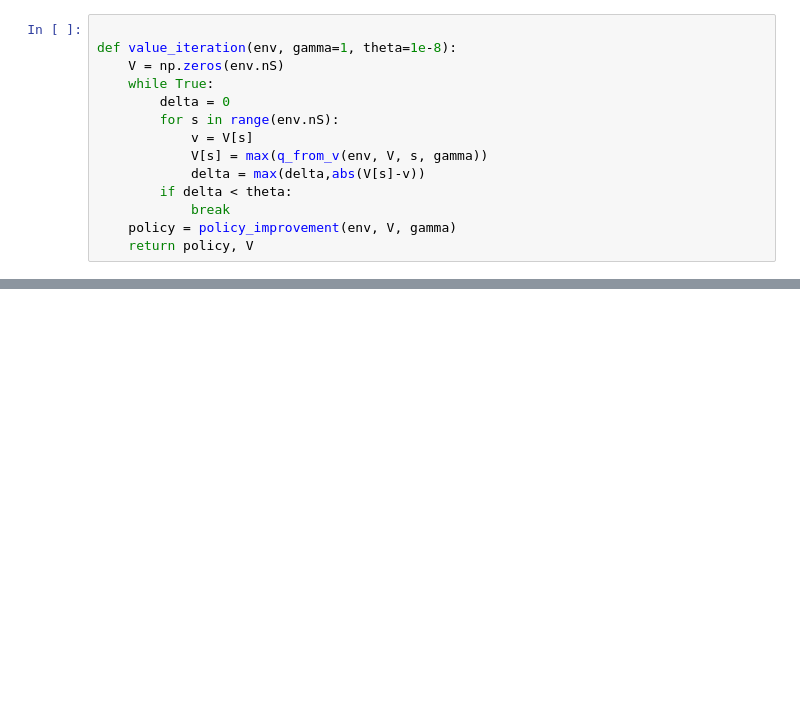
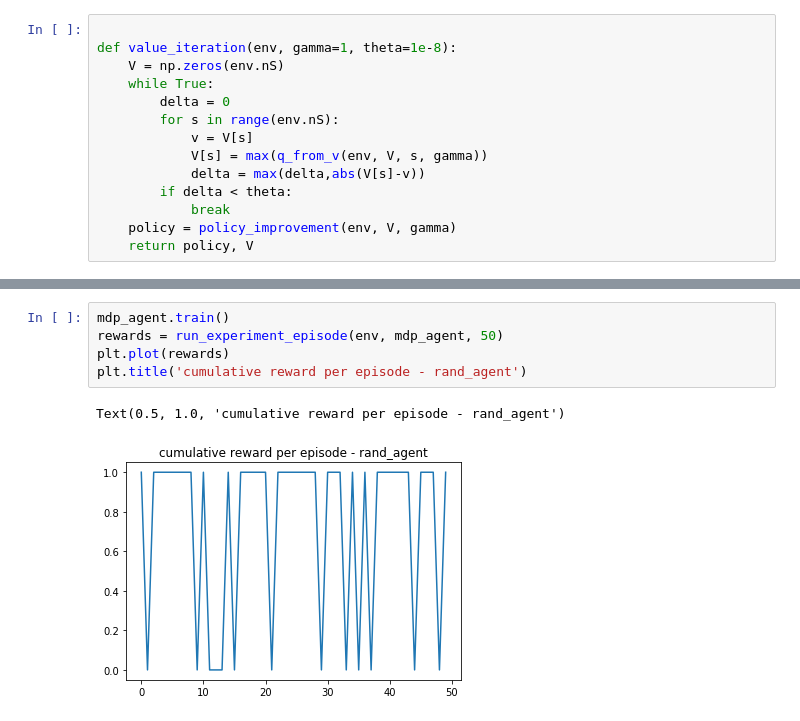
Before and after one commit to racousin/rl_introduction, a Jupyter notebook: notebooks/II) dynamic-programming.ipynb, the cells around one changed output, grey strips where cells are left out. Cells and saved outputs as stored; diff of their text form; blank space fills up the shorter version.

```diff
--- a/notebooks/II) dynamic-programming.ipynb
+++ b/notebooks/II) dynamic-programming.ipynb
@@ -262,0 +332,8 @@ Optimal Policy (LEFT = 0, DOWN = 1, RIGHT = 2, UP = 3):
+# %%
+mdp_agent.train()
+rewards = run_experiment_episode(env, mdp_agent, 50)
+plt.plot(rewards)
+plt.title('cumulative reward per episode - rand_agent')
+# %% [output]
+Text(0.5, 1.0, 'cumulative reward per episode - rand_agent')
+[figure, added]
```
Also changed, not shown: parts of 16 cells of this notebook.
